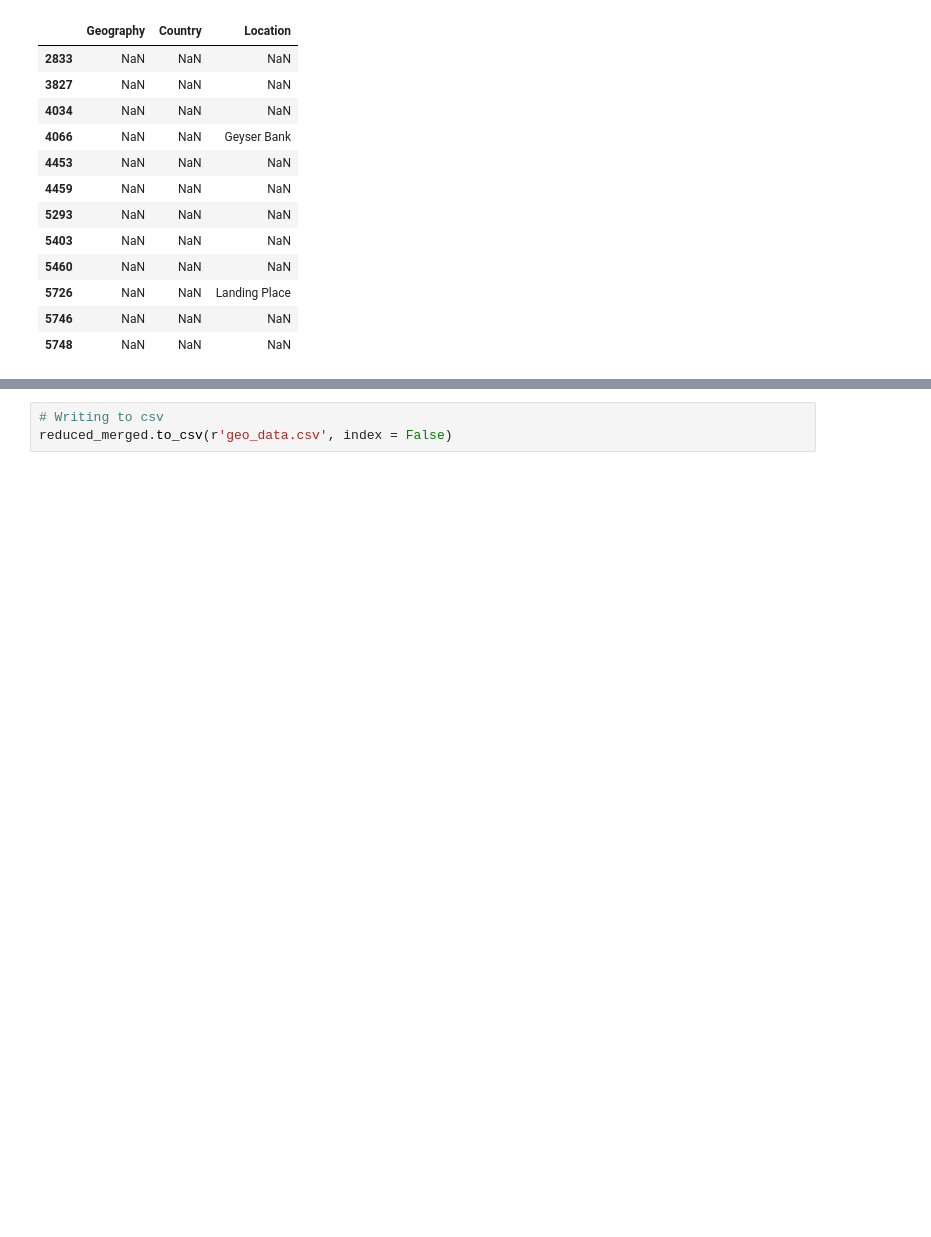
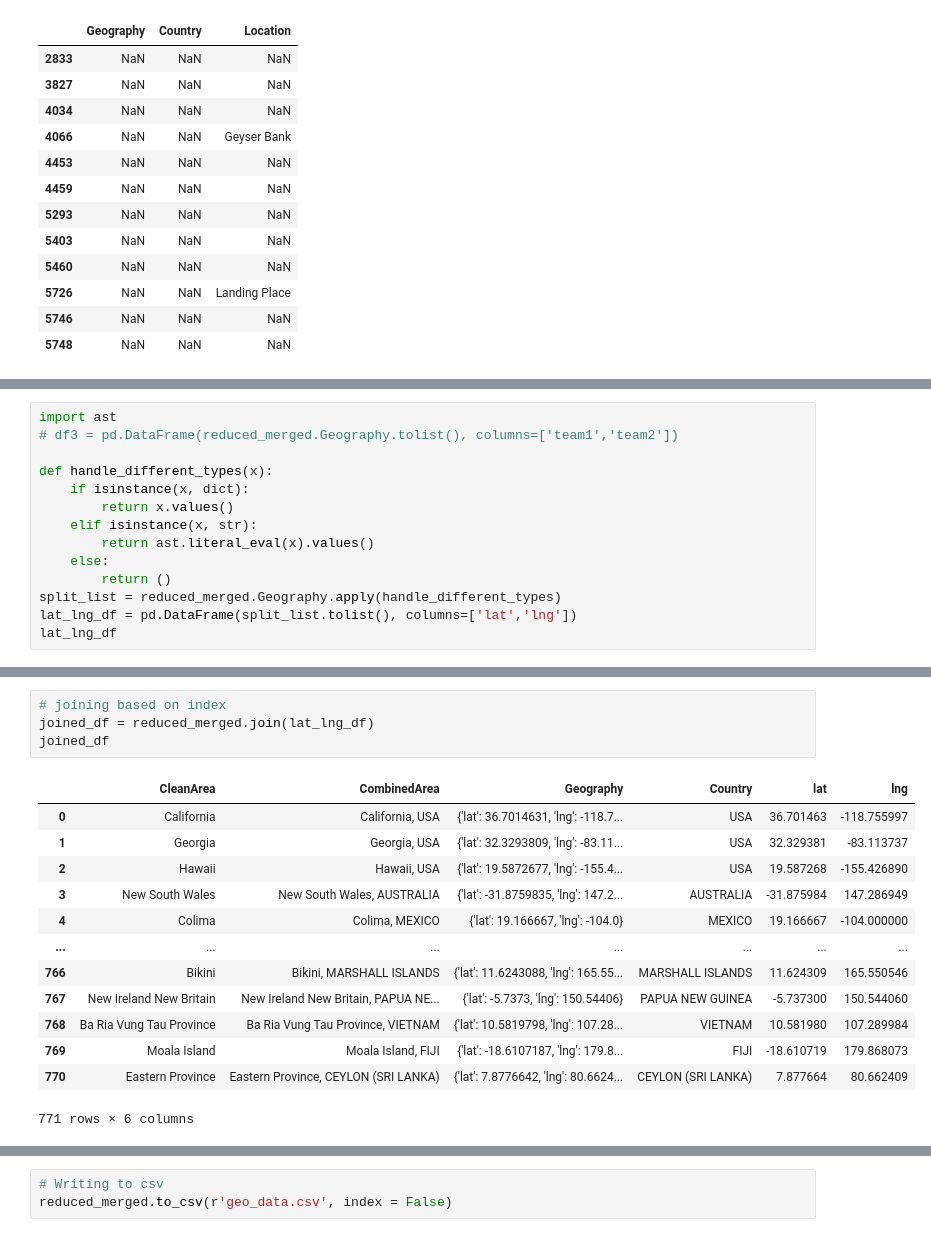
Before and after one commit to ajcipolle/sharkattack, a Jupyter notebook: speedCleaning.ipynb, the cells around one changed output, grey strips where cells are left out. Drawn from its saved outputs; the diff is of its cells as text; blank space fills up the shorter version.

```diff
--- a/speedCleaning.ipynb
+++ b/speedCleaning.ipynb
@@ -499,0 +517,14 @@ reduced_merged
+# %%
+import ast
+# df3 = pd.DataFrame(reduced_merged.Geography.tolist(), columns=['team1','team2'])
+
+def handle_different_types(x):
+    if isinstance(x, dict):
+        return x.values()
+    elif isinstance(x, str):
+        return ast.literal_eval(x).values()
+    else:
+        return ()
+split_list = reduced_merged.Geography.apply(handle_different_types)
+lat_lng_df = pd.DataFrame(split_list.tolist(), columns=['lat','lng'])
+lat_lng_df
@@ -499,0 +545,18 @@ reduced_merged
+# %%
+# joining based on index
+joined_df = reduced_merged.join(lat_lng_df)
+joined_df
+# %% [output]
+|  | CleanArea | CombinedArea | Geography | Country | lat | lng |
+| 0 | California | California, USA | {'lat': 36.7014631, 'lng': -118.7... | USA | 36.701463 | -118.755997 |
+| 1 | Georgia | Georgia, USA | {'lat': 32.3293809, 'lng': -83.11... | USA | 32.329381 | -83.113737 |
+| 2 | Hawaii | Hawaii, USA | {'lat': 19.5872677, 'lng': -155.4... | USA | 19.587268 | -155.426890 |
+| 3 | New South Wales | New South Wales, AUSTRALIA | {'lat': -31.8759835, 'lng': 147.2... | AUSTRALIA | -31.875984 | 147.286949 |
+| 4 | Colima | Colima, MEXICO | {'lat': 19.166667, 'lng': -104.0} | MEXICO | 19.166667 | -104.000000 |
+| ... | ... | ... | ... | ... | ... | ... |
+| 766 | Bikini | Bikini, MARSHALL ISLANDS | {'lat': 11.6243088, 'lng': 165.55... | MARSHALL ISLANDS | 11.624309 | 165.550546 |
+| 767 | New Ireland New Britain | New Ireland New Britain, PAPUA NE... | {'lat': -5.7373, 'lng': 150.54406} | PAPUA NEW GUINEA | -5.737300 | 150.544060 |
+| 768 | Ba Ria Vung Tau Province | Ba Ria Vung Tau Province, VIETNAM | {'lat': 10.5819798, 'lng': 107.28... | VIETNAM | 10.581980 | 107.289984 |
+| 769 | Moala Island | Moala Island, FIJI | {'lat': -18.6107187, 'lng': 179.8... | FIJI | -18.610719 | 179.868073 |
+| 770 | Eastern Province | Eastern Province, CEYLON (SRI LANKA) | {'lat': 7.8776642, 'lng': 80.6624... | CEYLON (SRI LANKA) | 7.877664 | 80.662409 |
+771 rows × 6 columns
```
Also changed, not shown: parts of 9 cells of this notebook.
